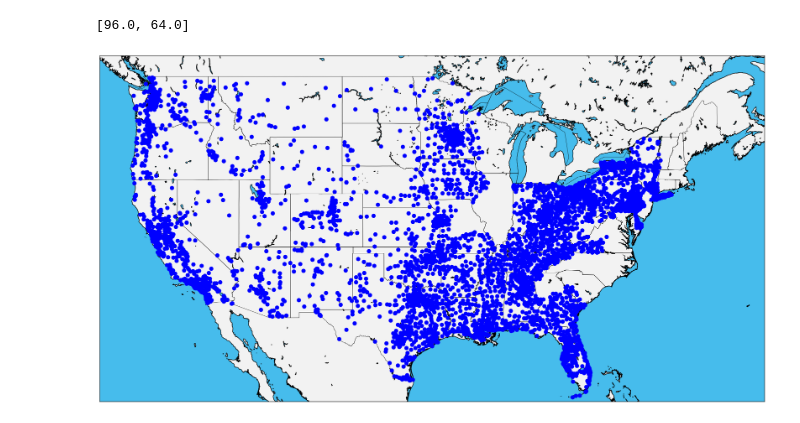
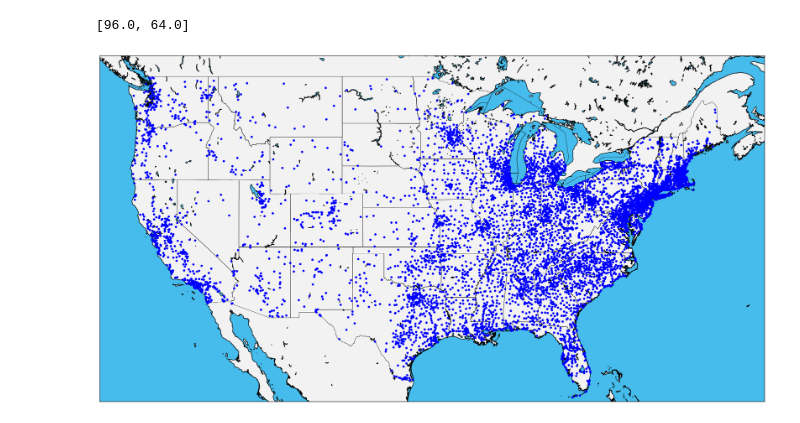
Before and after one commit to def-mycroft/curly-guacamole, a Jupyter notebook: create_map.ipynb, the cells around one changed output. Cells and saved outputs as stored; diff of their text form; code cells hidden in the pictures.

```diff
--- a/create_map.ipynb
+++ b/create_map.ipynb
@@ -10,8 +10,8 @@ from matplotlib.colors import Normalize
 %matplotlib inline
 # %%
 data = pk.unpickle_object('clean_data')
-data = data[data['2010 Census Population'] < 50000]
-data = data[data['2010 Census Population'] > 5000]
+data = data[data['total population'] < 50000]
+data = data[data['total population'] > 5000]
 # %%
 westlimit=-127.53; southlimit=24.17; eastlimit=-63.19; northlimit=50.32
 mid_lat = abs(westlimit - eastlimit)*0.5
@@ -27,19 +27,19 @@ m = Basemap(resolution='f', # c, l, i, h, f or None
 # %%
 m.drawmapboundary(fill_color='#46bcec')
 m.fillcontinents(color='#f2f2f2',lake_color='#46bcec')
 m.drawcoastlines()
 m.readshapefile('statesp020', 'statesp020')
 x,y = m(list(data['lons']), list(data['lats']))
-m.plot(x,y,'.', markersize='16')
+m.plot(x,y,'.', markersize='8')
 fig_size = plt.rcParams["figure.figsize"]
 fig_size[0] = fig_size[0]*4
 fig_size[1] = fig_size[1]*4
 plt.rcParams["figure.figsize"] = fig_size
 print(plt.rcParams["figure.figsize"])
 
 plt.savefig('filename.png', bbox_inches=0)
 # %% [output]
 [96.0, 64.0]
-[figure, old version]
+[figure, new version]
 # %%
 data.describe()
```
Also changed, not shown: parts of 1 cell of this notebook, 5 other files.
